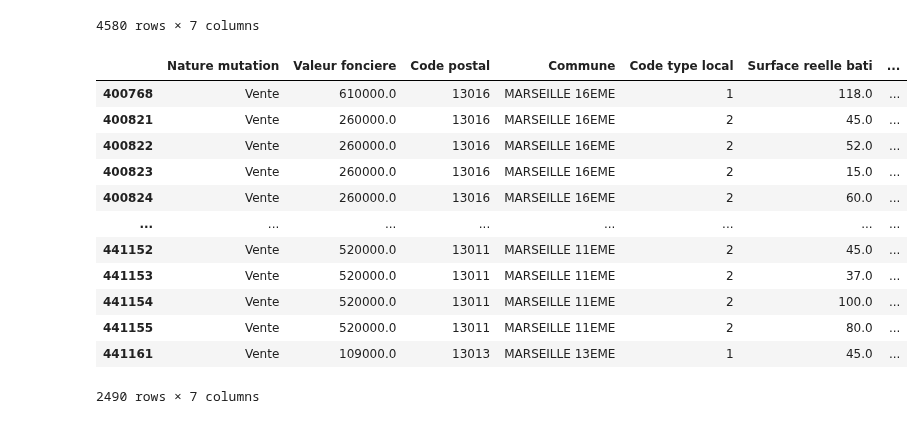
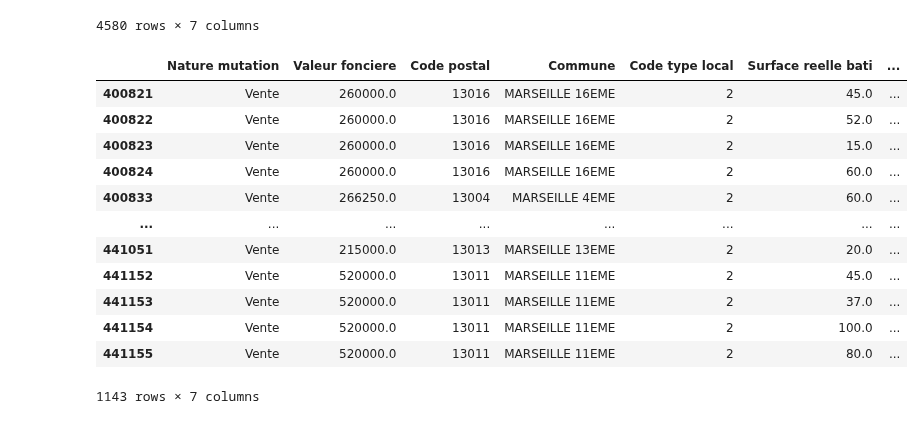
Before and after one commit to nkhenissi/pyhton-for-the-data-scientist, a Jupyter notebook: Data/DVF.ipynb, the cells around one changed output. Cells and saved outputs as stored; diff of their text form; code cells hidden in the pictures.

Commit message:
DVF appartements

```diff
--- a/Data/DVF.ipynb
+++ b/Data/DVF.ipynb
@@ -115,28 +115,28 @@ df3
 # %%
 #On garde uniquement les données concernant les ventes
 df4=df3[df3["Nature mutation"]=="Vente"]
 
 #On garde uniquement les données concernant des viens de valeur inférieure ou égale à 2 000 000€
 df4=df4[df4["Valeur fonciere"]<=2000000]
 
-#On garde uniquement les données concernant les maisons (1) et les appartements (2)
-df4=df4[df4["Code type local"].isin(["1","2"])]
+#On garde uniquement les données concernant les appartements (2)
+df4=df4[df4["Code type local"].isin(["2"])]
 
 #On garde uniquement les ventes concernant des biens construits, pas des terrains
 df4=df4[df4["Surface reelle bati"]!=0]
 df4
 # %% [output]
 |  | Nature mutation | Valeur fonciere | Code postal | Commune | Code type local | Surface reelle bati | ... |
-| 400768 | Vente | 610000.0 | 13016 | MARSEILLE 16EME | 1 | 118.0 | ... |
 | 400821 | Vente | 260000.0 | 13016 | MARSEILLE 16EME | 2 | 45.0 | ... |
 | 400822 | Vente | 260000.0 | 13016 | MARSEILLE 16EME | 2 | 52.0 | ... |
 | 400823 | Vente | 260000.0 | 13016 | MARSEILLE 16EME | 2 | 15.0 | ... |
 | 400824 | Vente | 260000.0 | 13016 | MARSEILLE 16EME | 2 | 60.0 | ... |
+| 400833 | Vente | 266250.0 | 13004 | MARSEILLE 4EME | 2 | 60.0 | ... |
 | ... | ... | ... | ... | ... | ... | ... | ... |
+| 441051 | Vente | 215000.0 | 13013 | MARSEILLE 13EME | 2 | 20.0 | ... |
 | 441152 | Vente | 520000.0 | 13011 | MARSEILLE 11EME | 2 | 45.0 | ... |
 | 441153 | Vente | 520000.0 | 13011 | MARSEILLE 11EME | 2 | 37.0 | ... |
 | 441154 | Vente | 520000.0 | 13011 | MARSEILLE 11EME | 2 | 100.0 | ... |
 | 441155 | Vente | 520000.0 | 13011 | MARSEILLE 11EME | 2 | 80.0 | ... |
-| 441161 | Vente | 109000.0 | 13013 | MARSEILLE 13EME | 1 | 45.0 | ... |
-2490 rows × 7 columns
+1143 rows × 7 columns
 # %%
```
Also changed, not shown: parts of 2 cells of this notebook.
